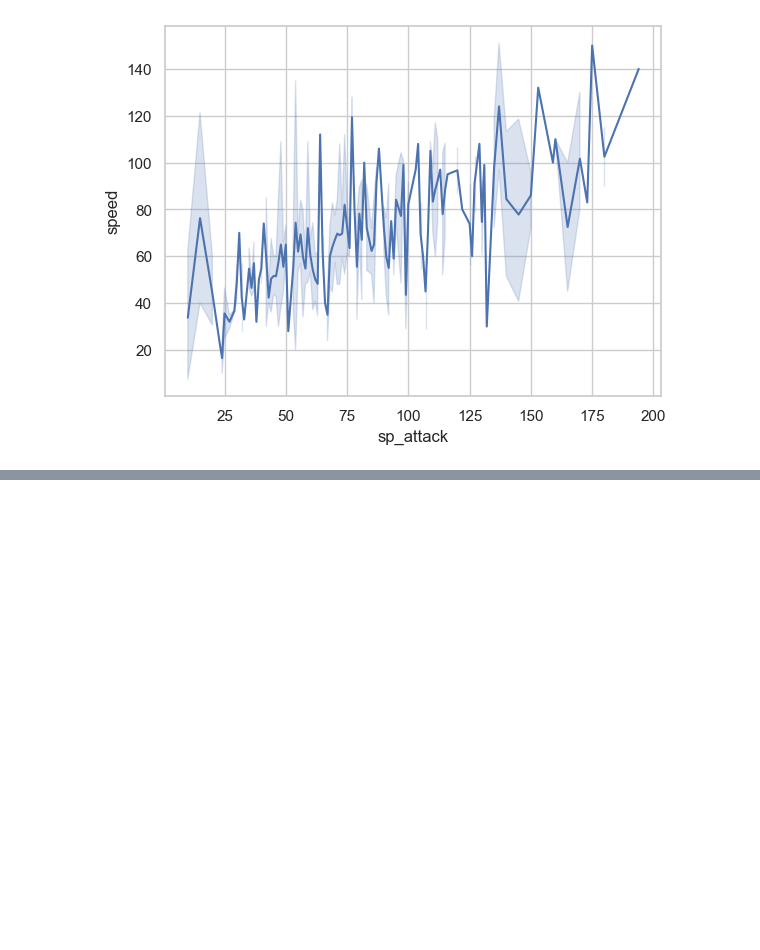
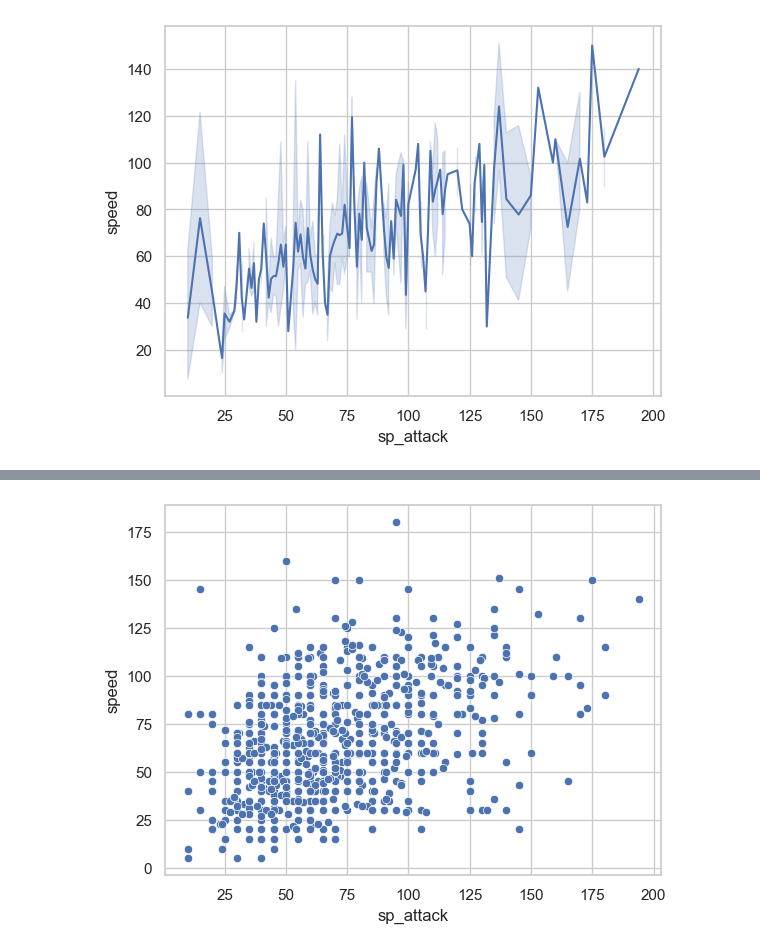
Before and after one commit to Hridayansh018/Seaborn, a Jupyter notebook: Tutorial.ipynb, the cells around one changed output, grey strips where cells are left out. Drawn from its saved outputs; the diff is of its cells as text; code cells hidden in the pictures; blank space fills up the shorter version.

```diff
--- a/Tutorial.ipynb
+++ b/Tutorial.ipynb
@@ -58,0 +74,5 @@ sns.lineplot(x="sp_attack",y="speed",data=pokemon)
+# %%
+sns.scatterplot(x="sp_attack",y="speed",data=pokemon)
+plt.show()
+# %% [output]
+[figure, added]
```
Also changed, not shown: parts of 7 cells of this notebook.
